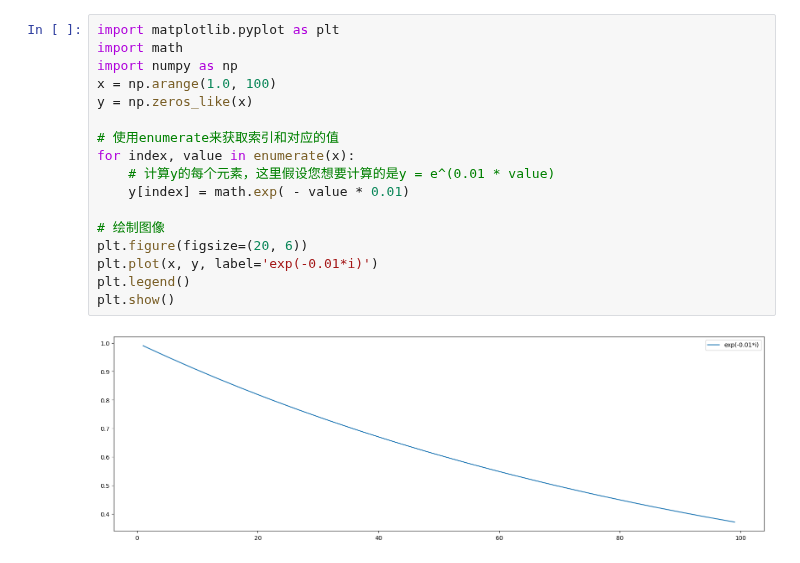
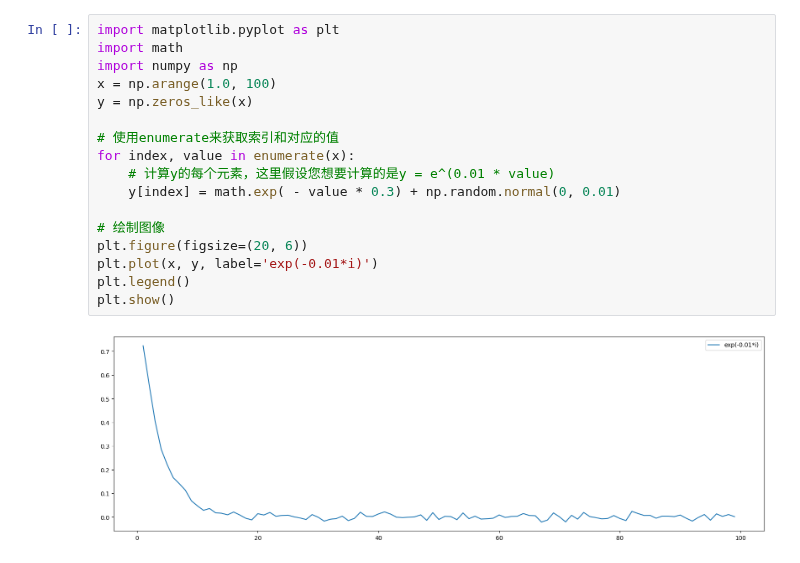
Before and after one commit to Tipriest/algorithm_practice, a Jupyter notebook: src/pythonTest/test.ipynb, the cells around one changed output. Cells and saved outputs as stored; diff of their text form.

```diff
--- a/src/pythonTest/test.ipynb
+++ b/src/pythonTest/test.ipynb
@@ -1,19 +1,19 @@
 # %%
 import matplotlib.pyplot as plt
 import math
 import numpy as np
 x = np.arange(1.0, 100)
 y = np.zeros_like(x)
 
 # 使用enumerate来获取索引和对应的值
 for index, value in enumerate(x):
     # 计算y的每个元素，这里假设您想要计算的是y = e^(0.01 * value)
-    y[index] = math.exp( - value * 0.01)
+    y[index] = math.exp( - value * 0.3) + np.random.normal(0, 0.01)
 
 # 绘制图像
 plt.figure(figsize=(20, 6))
 plt.plot(x, y, label='exp(-0.01*i)')
 plt.legend()
 plt.show()
 # %% [output]
-[figure, old version]
+[figure, new version]
```
Also changed, not shown: parts of 1 cell of this notebook, 13 other files.
